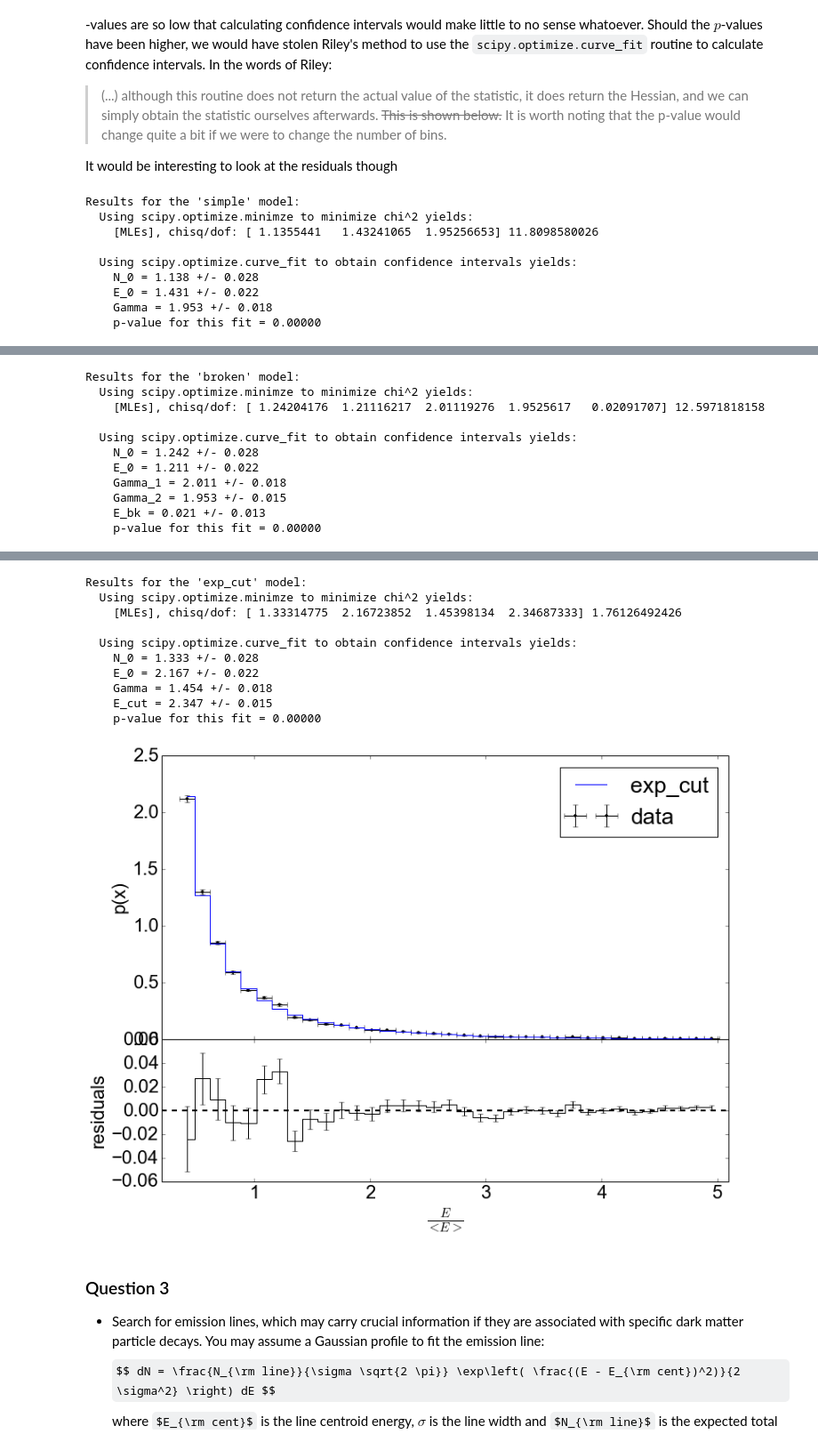
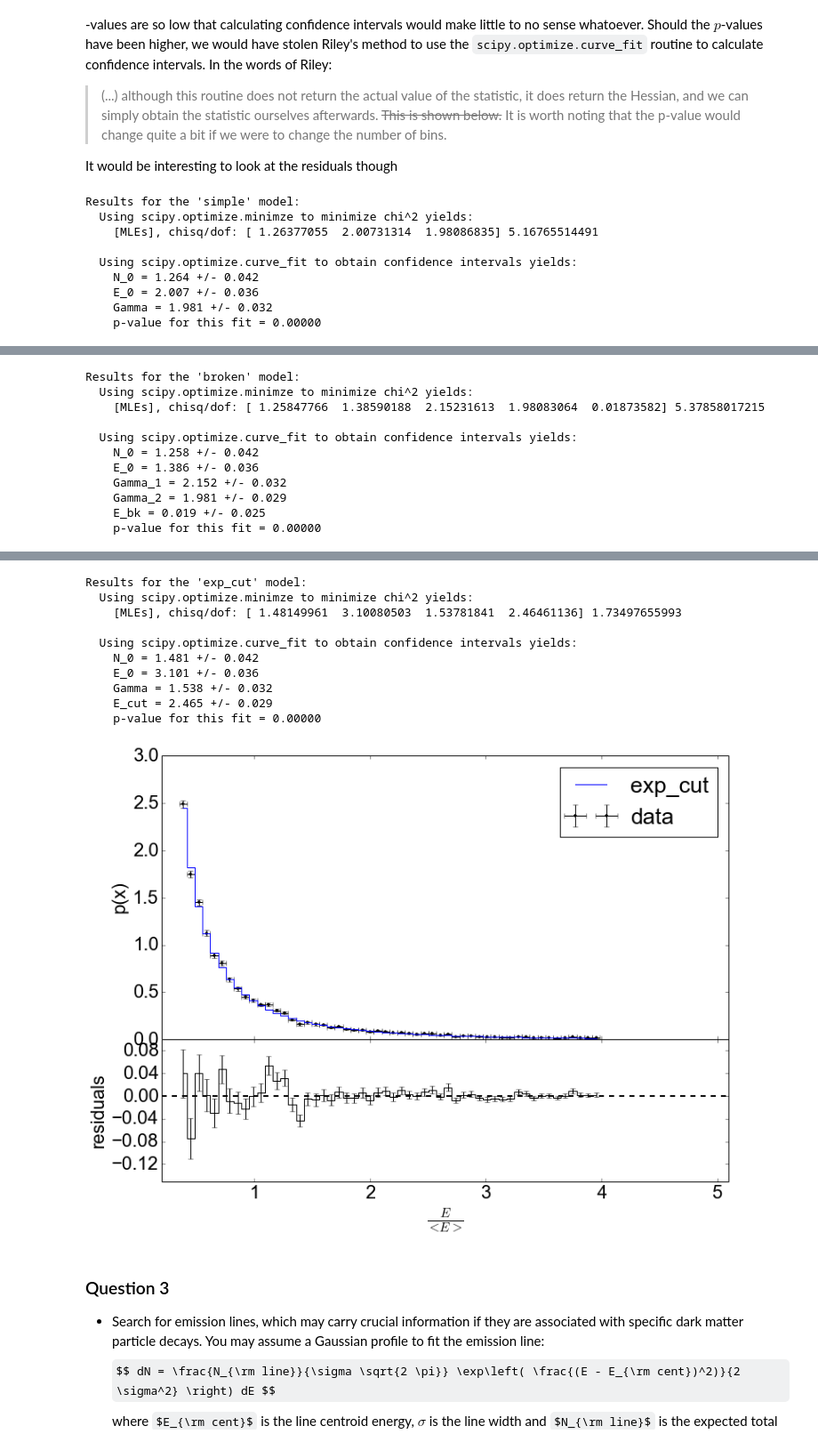
Before and after one commit to tlrh314/MasterAstronomyAndAstrophysics, a Jupyter notebook: Statistics/Assignment3/Statistics -- Individual Assignment 2 -- Mini-project -- Timo Halbesma, 6126561 -- January 2016.ipynb, the cells around one changed output, grey strips where cells are left out. Shown at 89% size. Drawn from its saved outputs; the diff is of its cells as text; code cells hidden in the pictures; some formulas as TeX source.

```diff
--- a/Statistics/Assignment3/Statistics -- Individual Assignment 2 -- Mini-project -- Timo Halbesma, 6126561 -- January 2016.ipynb
+++ b/Statistics/Assignment3/Statistics -- Individual Assignment 2 -- Mini-project -- Timo Halbesma, 6126561 -- January 2016.ipynb
@@ -45,7 +46,8 @@ def create_and_plot_histogram(energies, plot=True):
 
     # Bin up the data
     sample_size = len(energies)
-    nr_of_bins = 50 # int(10*numpy.log(sample_size))
+    nr_of_bins = int(10*numpy.log(sample_size))
+    # nr_of_bins = 50
     counts, edges = numpy.histogram(energies,
         range=[numpy.min(energies), numpy.max(energies)],
         bins=nr_of_bins, density=False)
@@ -67,7 +69,7 @@ def create_and_plot_histogram(energies, plot=True):
 
     if plot:
         # Plot histogram. Compare pyplot binning with numpy.hist binning.
-        f, (ax1) = pyplot.subplots(1, 1, figsize=(12, 9))
+        f, (ax1, ax2) = pyplot.subplots(2, 1, figsize=(12, 18))
         # NB not corrected for background photons, bins not cut when counts < 20!
         # So this can be used as a sanity check because it is only the binned data!
         ax1.hist(energies, bins=nr_of_bins, facecolor='b',
@@ -76,8 +78,17 @@ def create_and_plot_histogram(energies, plot=True):
                  ls="steps-mid", label="numpy binned")
         ax1.set_ylabel("p(x)")
         ax1.set_xlabel(r'$\frac{E}{<E>}$')
+        ax1.set_title("Histogram of raw data plus self-binned, cut data")
+        ax1.legend(loc=1)
+        ax2.plot(edges[:-1], dens, lw=3, c="r",
+                 ls="steps-mid", label="numpy binned")
+        ax2.set_ylabel("p(x)")
+        ax2.set_xlabel(r'$\frac{E}{<E>}$')
+        ax2.set_title("Log-log plot of self-binned, cut data")
+        ax2.set_xscale('log')
+        ax2.set_yscale('log')
+        ax2.legend(loc=1)
 
-        ax1.legend(loc=1)
         pyplot.show()
 
     # We are interested in the binned arrays for further analysis.
@@ -119,6 +130,8 @@ def non_parametric_significance_test(energies, plot=True):
         ax1.plot(bin_center, dens,
                  c="r", lw=2, label="data")
         ax1.plot(bin_center, dN, label="model")
+        ax1.set_xscale('log')
+        ax1.set_yscale('log')
 
         ax1.legend(loc=1)
         pyplot.title("Visually observe model and data --> same shape")
@@ -502,7 +527,7 @@ def print_confidence_intervals_and_plot_residuals(model, result, print_cis=True,
         ax2 = pyplot.subplot(gs1[-1,:])
         # ax1.tick_params(labelsize=15)
         # ax2.tick_params(labelsize=15)
-        ax1.tick_params(labelbottom='off')
+        # ax1.tick_params(labelbottom='off')
 
         ax1.set_xlim(0.2, 5.1)
         ax2.set_xlim(0.2, 5.1)
@@ -519,22 +544,31 @@ def print_confidence_intervals_and_plot_residuals(model, result, print_cis=True,
 
         ax2.errorbar(x + binsize/2., dens - function(ml_vals, x, binsize), yerr=err,
                      c="black", drawstyle="steps-mid")
+
         ax1.legend()
+
+        # fix overlapping ticks
+        ax2.set_ylim(ymax=0.099)
+        ax1.tick_params(labelbottom='off')
+        nbins = len(ax2.get_yticklabels())
+        ax2.yaxis.set_major_locator(MaxNLocator(nbins=nbins, prune='upper'))
+
         pyplot.show()
-
 
 
 if __name__ == '__main__':
     for model, result in fit_results.iteritems():
+        if model != "exp_cut":
+            pass  # use continue if we only want to show the best-fit model: exp_cut; use pass to show all.
         print_confidence_intervals_and_plot_residuals(model, result)
         print
 # %% [output]
 Results for the 'simple' model:
   Using scipy.optimize.minimze to minimize chi^2 yields:
-    [MLEs], chisq/dof: [ 1.1355441   1.43241065  1.95256653] 11.8098580026
+    [MLEs], chisq/dof: [ 1.26377055  2.00731314  1.98086835] 5.16765514491
 
   Using scipy.optimize.curve_fit to obtain confidence intervals yields:
-    N_0 = 1.138 +/- 0.028
-    E_0 = 1.431 +/- 0.022
-    Gamma = 1.953 +/- 0.018
+    N_0 = 1.264 +/- 0.042
+    E_0 = 2.007 +/- 0.036
+    Gamma = 1.981 +/- 0.032
     p-value for this fit = 0.00000
@@ -542,11 +576,11 @@ Results for the 'simple' model:
 Results for the 'broken' model:
   Using scipy.optimize.minimze to minimize chi^2 yields:
-    [MLEs], chisq/dof: [ 1.24204176  1.21116217  2.01119276  1.9525617   0.02091707] 12.5971818158
+    [MLEs], chisq/dof: [ 1.25847766  1.38590188  2.15231613  1.98083064  0.01873582] 5.37858017215
 
   Using scipy.optimize.curve_fit to obtain confidence intervals yields:
-    N_0 = 1.242 +/- 0.028
-    E_0 = 1.211 +/- 0.022
-    Gamma_1 = 2.011 +/- 0.018
-    Gamma_2 = 1.953 +/- 0.015
-    E_bk = 0.021 +/- 0.013
+    N_0 = 1.258 +/- 0.042
+    E_0 = 1.386 +/- 0.036
+    Gamma_1 = 2.152 +/- 0.032
+    Gamma_2 = 1.981 +/- 0.029
+    E_bk = 0.019 +/- 0.025
     p-value for this fit = 0.00000
@@ -554,14 +588,14 @@ Results for the 'broken' model:
 Results for the 'exp_cut' model:
   Using scipy.optimize.minimze to minimize chi^2 yields:
-    [MLEs], chisq/dof: [ 1.33314775  2.16723852  1.45398134  2.34687333] 1.76126492426
+    [MLEs], chisq/dof: [ 1.48149961  3.10080503  1.53781841  2.46461136] 1.73497655993
 
   Using scipy.optimize.curve_fit to obtain confidence intervals yields:
-    N_0 = 1.333 +/- 0.028
-    E_0 = 2.167 +/- 0.022
-    Gamma = 1.454 +/- 0.018
-    E_cut = 2.347 +/- 0.015
+    N_0 = 1.481 +/- 0.042
+    E_0 = 3.101 +/- 0.036
+    Gamma = 1.538 +/- 0.032
+    E_cut = 2.465 +/- 0.029
     p-value for this fit = 0.00000
-[figure, old version]
+[figure, new version]
 # %% [markdown]
 ### Question 3
 - Search for emission lines, which may carry crucial information if they are associated with specific dark matter particle decays. You may assume a Gaussian profile to fit the emission line:
```
Also changed, not shown: parts of 5 cells of this notebook.
